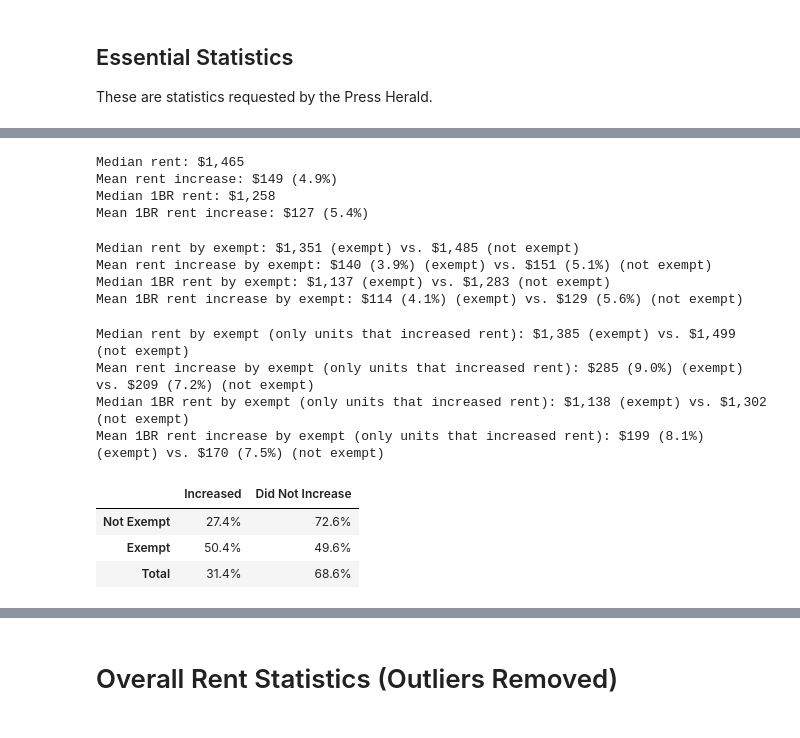
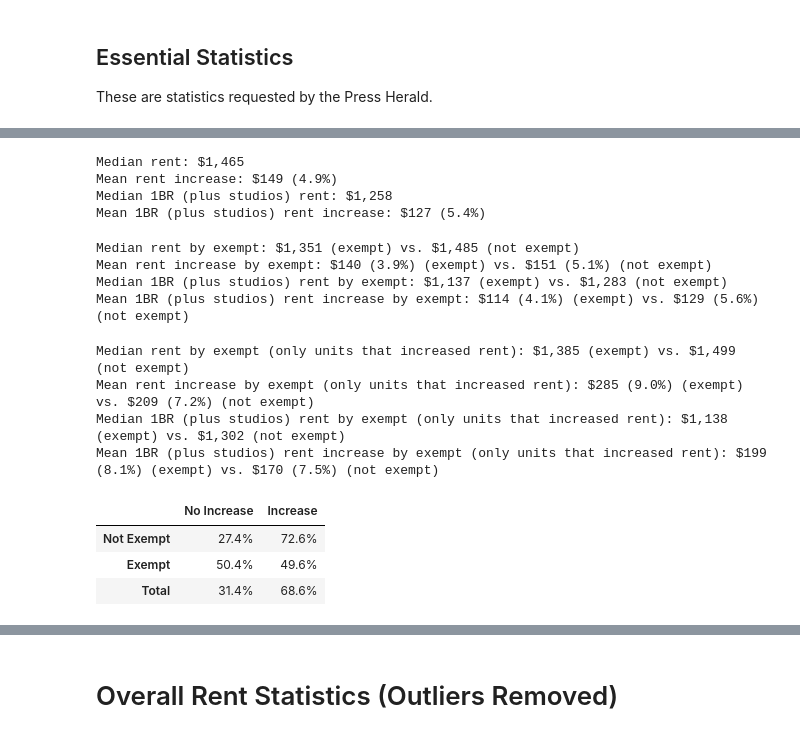
Before and after one commit to PhilipMathieu/portland-rent-board-2023, a Jupyter notebook: notebooks/2023-data.ipynb, the cells around one changed output, grey strips where cells are left out. Saved outputs shown, nothing was run; the diff lists cells and outputs as text; code cells hidden in the pictures.

```diff
--- a/notebooks/2023-data.ipynb
+++ b/notebooks/2023-data.ipynb
@@ -96,70 +127,70 @@ These are statistics requested by the Press Herald.
 median_rent = df[~df["outlier"]]['CurrentRent1'].median()
 mean_rent_inc = df[~df["outlier"]]['Rent_Inc'].mean()
 mean_rent_inc_percent = df[~df["outlier"]]['Rent_Inc_percent'].mean()
-median_1br_rent = df[~df["outlier"]][df['nbrBedRms_grouped'] == '1']['CurrentRent1'].median()
-mean_1br_rent_inc = df[~df["outlier"]][df['nbrBedRms_grouped'] == '1']['Rent_Inc'].mean()
-mean_1br_rent_inc_percent = df[~df["outlier"]][df['nbrBedRms_grouped'] == '1']['Rent_Inc_percent'].mean()
+median_1br_rent = df[~df["outlier"]][df['nbrBedRms_studio'] == 1]['CurrentRent1'].median()
+mean_1br_rent_inc = df[~df["outlier"]][df['nbrBedRms_studio'] == 1]['Rent_Inc'].mean()
+mean_1br_rent_inc_percent = df[~df["outlier"]][df['nbrBedRms_studio'] == 1]['Rent_Inc_percent'].mean()
 
 print(f"Median rent: ${median_rent:,.0f}")
 print(f"Mean rent increase: ${mean_rent_inc:.0f} ({mean_rent_inc_percent:.1f}%)")
-print(f"Median 1BR rent: ${median_1br_rent:,.0f}")
-print(f"Mean 1BR rent increase: ${mean_1br_rent_inc:.0f} ({mean_1br_rent_inc_percent:.1f}%)")
+print(f"Median 1BR (plus studios) rent: ${median_1br_rent:,.0f}")
+print(f"Mean 1BR (plus studios) rent increase: ${mean_1br_rent_inc:.0f} ({mean_1br_rent_inc_percent:.1f}%)")
 # %% [output]
 Median rent: $1,465
 Mean rent increase: $149 (4.9%)
-Median 1BR rent: $1,258
-Mean 1BR rent increase: $127 (5.4%)
+Median 1BR (plus studios) rent: $1,258
+Mean 1BR (plus studios) rent increase: $127 (5.4%)
 # %%
 median_rent_by_exempt = df[~df["outlier"]].groupby('exempt').median()['CurrentRent1']
 mean_rent_inc_by_exempt = df[~df["outlier"]].groupby('exempt').mean()['Rent_Inc']
 mean_rent_inc_percent_by_exempt = df[~df["outlier"]].groupby('exempt').mean()['Rent_Inc_percent']
-median_1br_rent_by_exempt = df[~df["outlier"]][df['nbrBedRms_grouped'] == '1'].groupby('exempt').median()['CurrentRent1']
-mean_1br_rent_inc_by_exempt = df[~df["outlier"]][df['nbrBedRms_grouped'] == '1'].groupby('exempt').mean()['Rent_Inc']
-mean_1br_rent_inc_percent_by_exempt = df[~df["outlier"]][df['nbrBedRms_grouped'] == '1'].groupby('exempt').mean()['Rent_Inc_percent']
+median_1br_rent_by_exempt = df[~df["outlier"]][df['nbrBedRms_studio'] == 1].groupby('exempt').median()['CurrentRent1']
+mean_1br_rent_inc_by_exempt = df[~df["outlier"]][df['nbrBedRms_studio'] == 1].groupby('exempt').mean()['Rent_Inc']
+mean_1br_rent_inc_percent_by_exempt = df[~df["outlier"]][df['nbrBedRms_studio'] == 1].groupby('exempt').mean()['Rent_Inc_percent']
 
 print(f"Median rent by exempt: ${median_rent_by_exempt[1]:,.0f} (exempt) vs. ${median_rent_by_exempt[0]:,.0f} (not exempt)")
 print(f"Mean rent increase by exempt: ${mean_rent_inc_by_exempt[1]:.0f} ({mean_rent_inc_percent_by_exempt[1]:.1f}%) (exempt) vs. ${mean_rent_inc_by_exempt[0]:.0f} ({mean_rent_inc_percent_by_exempt[0]:.1f}%) (not exempt)")
-print(f"Median 1BR rent by exempt: ${median_1br_rent_by_exempt[1]:,.0f} (exempt) vs. ${median_1br_rent_by_exempt[0]:,.0f} (not exempt)")
-print(f"Mean 1BR rent increase by exempt: ${mean_1br_rent_inc_by_exempt[1]:.0f} ({mean_1br_rent_inc_percent_by_exempt[1]:.1f}%) (exempt) vs. ${mean_1br_rent_inc_by_exempt[0]:.0f} ({mean_1br_rent_inc_percent_by_exempt[0]:.1f}%) (not exempt)")
+print(f"Median 1BR (plus studios) rent by exempt: ${median_1br_rent_by_exempt[1]:,.0f} (exempt) vs. ${median_1br_rent_by_exempt[0]:,.0f} (not exempt)")
+print(f"Mean 1BR (plus studios) rent increase by exempt: ${mean_1br_rent_inc_by_exempt[1]:.0f} ({mean_1br_rent_inc_percent_by_exempt[1]:.1f}%) (exempt) vs. ${mean_1br_rent_inc_by_exempt[0]:.0f} ({mean_1br_rent_inc_percent_by_exempt[0]:.1f}%) (not exempt)")
 # %% [output]
 Median rent by exempt: $1,351 (exempt) vs. $1,485 (not exempt)
 Mean rent increase by exempt: $140 (3.9%) (exempt) vs. $151 (5.1%) (not exempt)
-Median 1BR rent by exempt: $1,137 (exempt) vs. $1,283 (not exempt)
-Mean 1BR rent increase by exempt: $114 (4.1%) (exempt) vs. $129 (5.6%) (not exempt)
+Median 1BR (plus studios) rent by exempt: $1,137 (exempt) vs. $1,283 (not exempt)
+Mean 1BR (plus studios) rent increase by exempt: $114 (4.1%) (exempt) vs. $129 (5.6%) (not exempt)
 # %%
 # repeat for only units that increased rents
 df_inc = df[df['Rent_Inc'] > 0]
 median_rent_by_exempt = df_inc[~df_inc["outlier"]].groupby('exempt').median()['CurrentRent1']
 mean_rent_inc_by_exempt = df_inc[~df_inc["outlier"]].groupby('exempt').mean()['Rent_Inc']
 mean_rent_inc_percent_by_exempt = df_inc[~df_inc["outlier"]].groupby('exempt').mean()['Rent_Inc_percent']
-median_1br_rent_by_exempt = df_inc[~df_inc["outlier"]][df_inc['nbrBedRms_grouped'] == '1'].groupby('exempt').median()['CurrentRent1']
-mean_1br_rent_inc_by_exempt = df_inc[~df_inc["outlier"]][df_inc['nbrBedRms_grouped'] == '1'].groupby('exempt').mean()['Rent_Inc']
-mean_1br_rent_inc_percent_by_exempt = df_inc[~df_inc["outlier"]][df_inc['nbrBedRms_grouped'] == '1'].groupby('exempt').mean()['Rent_Inc_percent']
+median_1br_rent_by_exempt = df_inc[~df_inc["outlier"]][df_inc['nbrBedRms_studio'] == 1].groupby('exempt').median()['CurrentRent1']
+mean_1br_rent_inc_by_exempt = df_inc[~df_inc["outlier"]][df_inc['nbrBedRms_studio'] == 1].groupby('exempt').mean()['Rent_Inc']
+mean_1br_rent_inc_percent_by_exempt = df_inc[~df_inc["outlier"]][df_inc['nbrBedRms_studio'] == 1].groupby('exempt').mean()['Rent_Inc_percent']
 
 print(f"Median rent by exempt (only units that increased rent): ${median_rent_by_exempt[1]:,.0f} (exempt) vs. ${median_rent_by_exempt[0]:,.0f} (not exempt)")
 print(f"Mean rent increase by exempt (only units that increased rent): ${mean_rent_inc_by_exempt[1]:.0f} ({mean_rent_inc_percent_by_exempt[1]:.1f}%) (exempt) vs. ${mean_rent_inc_by_exempt[0]:.0f} ({mean_rent_inc_percent_by_exempt[0]:.1f}%) (not exempt)")
-print(f"Median 1BR rent by exempt (only units that increased rent): ${median_1br_rent_by_exempt[1]:,.0f} (exempt) vs. ${median_1br_rent_by_exempt[0]:,.0f} (not exempt)")
-print(f"Mean 1BR rent increase by exempt (only units that increased rent): ${mean_1br_rent_inc_by_exempt[1]:.0f} ({mean_1br_rent_inc_percent_by_exempt[1]:.1f}%) (exempt) vs. ${mean_1br_rent_inc_by_exempt[0]:.0f} ({mean_1br_rent_inc_percent_by_exempt[0]:.1f}%) (not exempt)")
+print(f"Median 1BR (plus studios) rent by exempt (only units that increased rent): ${median_1br_rent_by_exempt[1]:,.0f} (exempt) vs. ${median_1br_rent_by_exempt[0]:,.0f} (not exempt)")
+print(f"Mean 1BR (plus studios) rent increase by exempt (only units that increased rent): ${mean_1br_rent_inc_by_exempt[1]:.0f} ({mean_1br_rent_inc_percent_by_exempt[1]:.1f}%) (exempt) vs. ${mean_1br_rent_inc_by_exempt[0]:.0f} ({mean_1br_rent_inc_percent_by_exempt[0]:.1f}%) (not exempt)")
 # %% [output]
 Median rent by exempt (only units that increased rent): $1,385 (exempt) vs. $1,499 (not exempt)
 Mean rent increase by exempt (only units that increased rent): $285 (9.0%) (exempt) vs. $209 (7.2%) (not exempt)
-Median 1BR rent by exempt (only units that increased rent): $1,138 (exempt) vs. $1,302 (not exempt)
-Mean 1BR rent increase by exempt (only units that increased rent): $199 (8.1%) (exempt) vs. $170 (7.5%) (not exempt)
+Median 1BR (plus studios) rent by exempt (only units that increased rent): $1,138 (exempt) vs. $1,302 (not exempt)
+Mean 1BR (plus studios) rent increase by exempt (only units that increased rent): $199 (8.1%) (exempt) vs. $170 (7.5%) (not exempt)
 # %%
 # percent of units that increased by exempt
 tab = pd.crosstab(
     df[~df["outlier"]]['exempt'],
     df[~df["outlier"]]['Rent_Inc'] > 0,
     normalize='index',
     margins=True,
 )
-tab.index = ['Not Exempt', 'Exempt', 'Total']
-tab.columns = ['Increased', 'Did Not Increase']
+tab.index = ["Not Exempt", "Exempt", "Total"]
+tab.columns = ["No Increase", "Increase"]
 # convert to percentage
 tab = tab * 100
 tab.style.format('{:.1f}%')
 # %% [output]
-|  | Increased | Did Not Increase |
+|  | No Increase | Increase |
 | Not Exempt | 27.4% | 72.6% |
 | Exempt | 50.4% | 49.6% |
 | Total | 31.4% | 68.6% |
```
Also changed, not shown: parts of 4 cells of this notebook.
